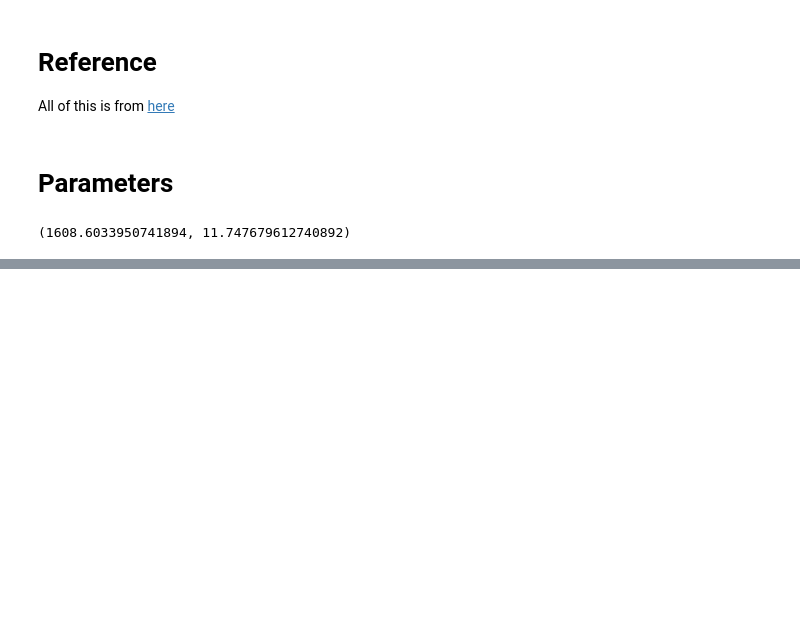
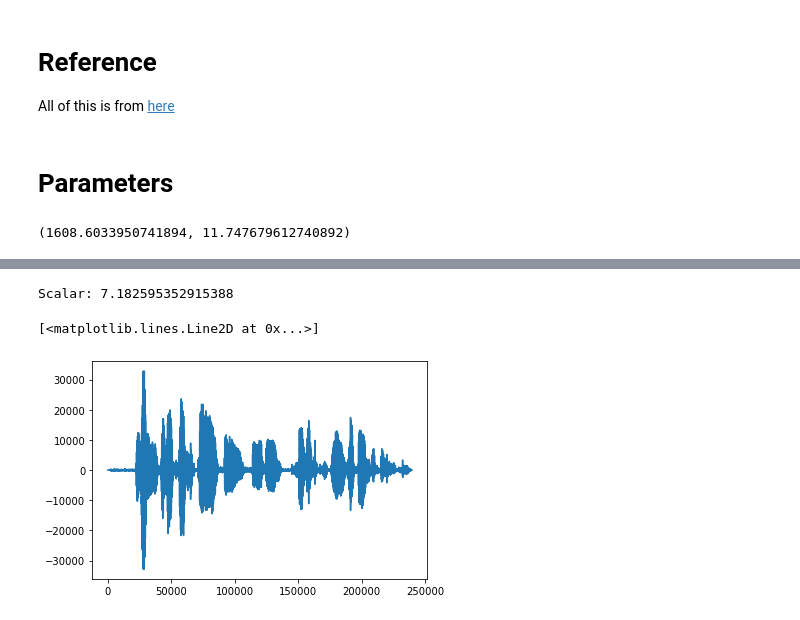
Before and after one commit to phultquist/qbox, a Jupyter notebook: index.ipynb, the cells around one changed output, grey strips where cells are left out. Saved outputs shown, nothing was run; the diff lists cells and outputs as text; code cells hidden in the pictures; blank space fills up the shorter version.

```diff
--- a/index.ipynb
+++ b/index.ipynb
@@ -145,0 +187,15 @@ Scalar: 1.032101959174993
+# %%
+wavfile.write("output.wav", sample_rate, Vos)
+wavfile.write("original_sound.wav", sample_rate, input_data)
+
+input_centered = normalize(input_data, np.array(center(input_data)))
+wavfile.write("input_sound_centered.wav", sample_rate, input_centered)
+# %% [output]
+Scalar: 7.182595352915388
+# %%
+plt.plot(input_highpassed)
+# input_highpassed = normalize(input_data, input_highpassed)
+# wavfile.write("input_highpassed.wav", sample_rate, input_highpassed)
+# %% [output]
+[<matplotlib.lines.Line2D at 0x...>]
+[figure, added]
```
Also changed, not shown: parts of 13 cells of this notebook, 8 other files.
